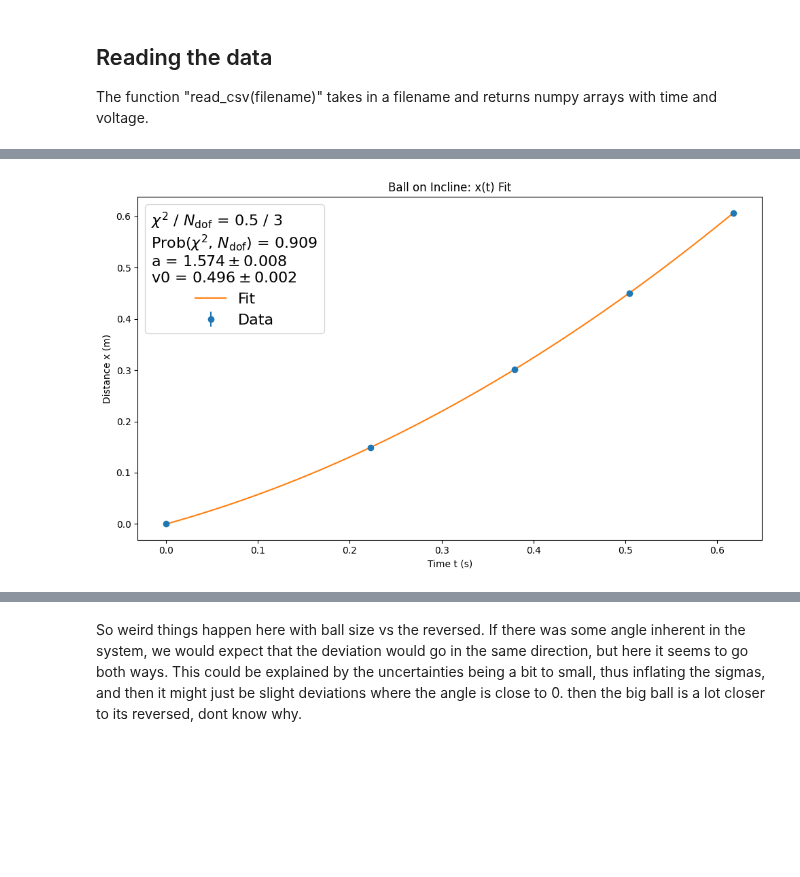
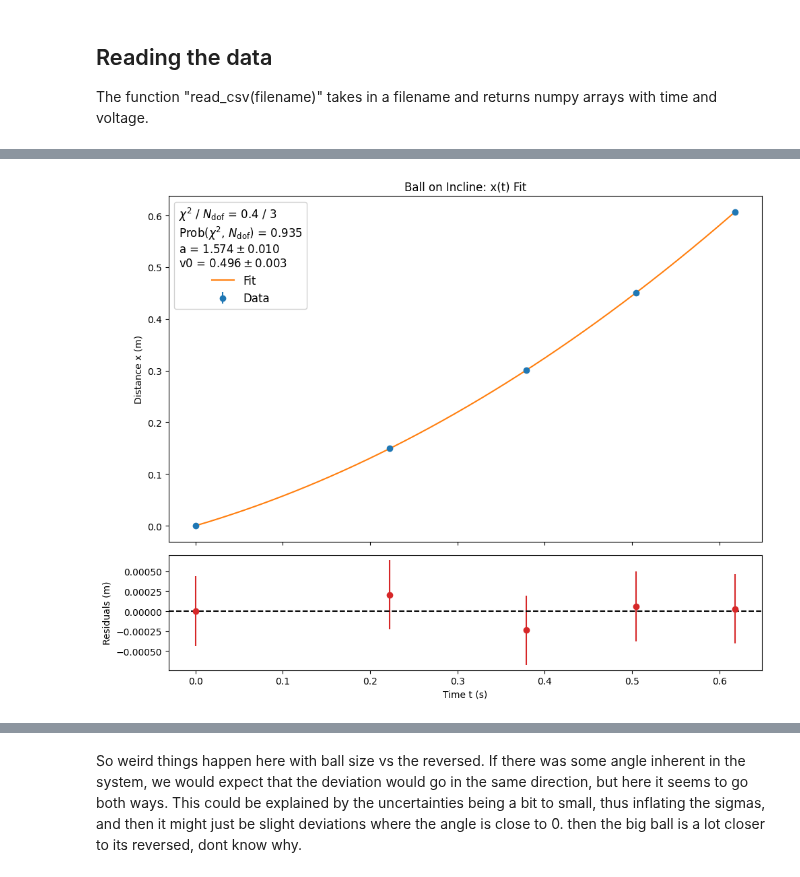
Before and after one commit to MagnusTrier/appstat_project, a Jupyter notebook: BallOnIncline_original.ipynb, the cells around one changed output, grey strips where cells are left out. Cells and saved outputs as stored; diff of their text form; code cells hidden in the pictures; blank space fills up the shorter version.

```diff
--- a/BallOnIncline_original.ipynb
+++ b/BallOnIncline_original.ipynb
@@ -72,7 +107,8 @@ def find_midpoints(time, voltage, show_plot=True):
 filename = 'ball_big_1.csv'
 
 time, voltage = read_csv(filename)
-timepass, timepass_sig = find_midpoints(time, voltage)
+timepass, timepass_sig = find_midpoints(time, voltage, show_plot=True, show_zoomed_plot=True)
+print(timepass_sig)
 
 # fig, ax = plt.subplots(figsize=(14, 6))
 # ax.plot(time, voltage, 'k.', label='Measurements')
@@ -89,12 +127,20 @@ from scipy import stats
 # %%
 def model(t, a, v0):
     return 0.5 * a * t**2 + v0 * t
-def fit(weighted_mean, weighted_mean_err, timepass):
+def fit(weighted_mean, weighted_mean_err, timepass, timepass_err):
 
-    x = weighted_mean
+    x = weighted_mean - weighted_mean[0]
     t = timepass - timepass[0]  # set t=0 at first passing
 
-    sx = weighted_mean_err
+    sx_meas = weighted_mean_err
+
+    a_guess = 1.5
+    v0_guess = 0.5
+    # Propagate time uncertainty into x
+    sx_time = np.abs(v0_guess + a_guess * t) * timepass_err
+
+    # Total uncertainty
+    sx = np.sqrt(sx_meas**2 + sx_time**2)
 
     mfit = Minuit(LeastSquares(t, x, sx, model), a=9.81, v0=0.0)
     mfit.migrad()  # perform the minimization
@@ -275,36 +272,48 @@ weighted_mean = np.array([8.45567020250723,23.390549662487942,38.54252651880424
 weighted_mean_err = np.array([0.04347490658311758,0.04347490658311758,0.04347490658311758,0.04347490658311758,0.04347490658311758])*0.01
 
 time, voltage = read_csv('ball_big_3.csv')
-timepass, timepass_sig = find_midpoints(time, voltage, show_plot=False)
+timepass1, timepass_sig = find_midpoints(time, voltage, show_plot=False)
 
-t = timepass - timepass[0]  # set t=0 at first passing
-x = weighted_mean - weighted_mean[0]
+t = timepass1-timepass1[0]  # set t=0 at first passing
+x = weighted_mean
 sx =weighted_mean_err
-mfit = fit(x, sx, timepass)
-
-fig, ax = plt.subplots(figsize=(10, 6))
-
-# Plot data with uncertainties in x
-ax.errorbar(t, x, xerr=None, yerr=sx, fmt='o', label='Data')
-
-ax.set(
-    xlabel='Time t (s)',
-    ylabel='Distance x (m)',
-    title='Ball on Incline: x(t) Fit'
-)
+timepass_sig = timepass_sig
+mfit = fit(x, sx, timepass1, timepass_sig)
+print("Mean measurement σx:", np.mean(weighted_mean_err))
+print("Mean time-propagated σx:", np.mean(np.abs(0.5 + 1.6 * t) * timepass_sig))
 
 # Plot fit curve
 t_fit = np.linspace(min(t), max(t), 1000)
 x_fit = model(t_fit, *mfit.values)
-ax.plot(t_fit, x_fit, '-', label='Fit')
 
+x_fit_at_data = model(t, *mfit.values)
+
+residuals = ((x-x[0]) - x_fit_at_data)  # residuals in y
+
+fig, (ax_main, ax_res) = plt.subplots(2, 1, figsize=(10, 8),
+                                      gridspec_kw={'height_ratios': [3, 1]},
+                                      sharex=True)
+
+# Main data + fit
+ax_main.errorbar(t, x - x[0], yerr=sx, fmt='o', label='Data')
+ax_main.plot(t_fit, x_fit, '-', label='Fit')
+
+ax_main.set_ylabel('Distance x (m)')
+ax_main.set_title('Ball on Incline: x(t) Fit')
+ax_main.tick_params(labelbottom=False)  # hide x-tick labels on top plot
+
+# Residuals
+ax_res.errorbar(t, residuals, yerr=sx, fmt='o', color='tab:red')
+ax_res.axhline(0, color='black', linestyle='--')
+ax_res.set_xlabel('Time t (s)')
+ax_res.set_ylabel('Residuals (m)')
 
 # ------------------------------
-# 4. CHI-SQUARE + p-value
+# CHI-SQUARE + p-value
 # ------------------------------
-chi2 = mfit.fval                          # χ² = cost function minimum value
-Ndof = len(x) - len(mfit.values)          # number of degrees of freedom
-p_value = stats.chi2.sf(chi2, Ndof)          # survival function
+chi2 = mfit.fval
+Ndof = len(x) - len(mfit.values)
+p_value = stats.chi2.sf(chi2, Ndof)
 
 fit_info = [
     rf"$\chi^2$ / $N_\mathrm{{dof}}$ = {chi2:.1f} / {Ndof}",
@@ -318,10 +327,12 @@ for p, v, e in zip(mfit.parameters, mfit.values, mfit.errors):
         f"{p} = ${v:{10}.{Ndec}f} \\pm {e:{10}.{Ndec}f}$"
     )
 
-plt.legend(title="\n".join(fit_info),
-           fontsize=16,
-           title_fontsize=16,
-           alignment='center')
+# Single legend in top-left of main plot
+ax_main.legend(title="\n".join(fit_info),
+               loc='upper left',
+               fontsize=12,
+               title_fontsize=12,
+               framealpha=0.9)
 
 fig.tight_layout()
 plt.show()
@@ -329 +342 @@ plt.show()
-[figure, old version]
+[figure, new version]
```
Also changed, not shown: parts of 12 cells of this notebook.
